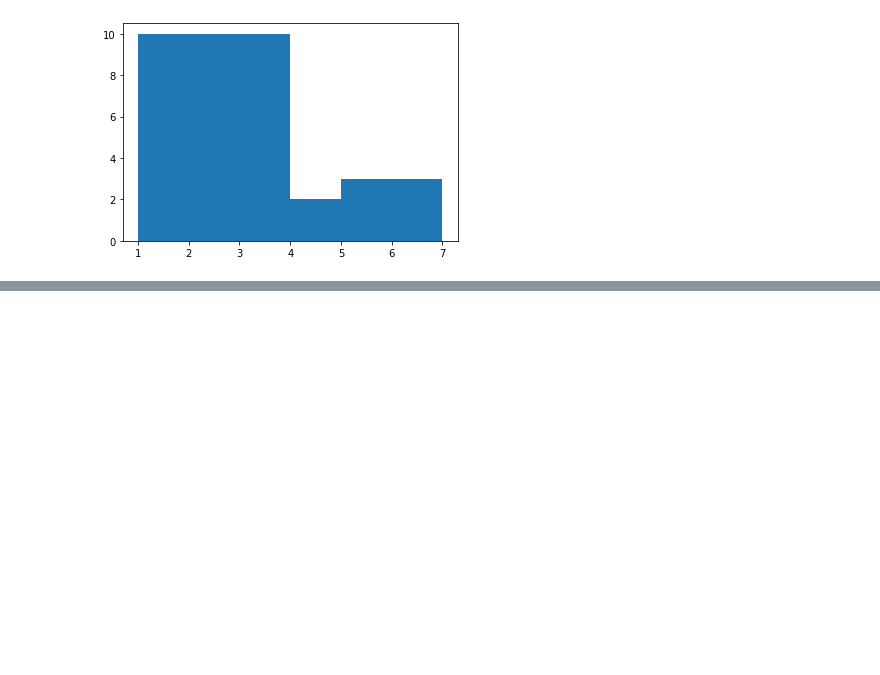
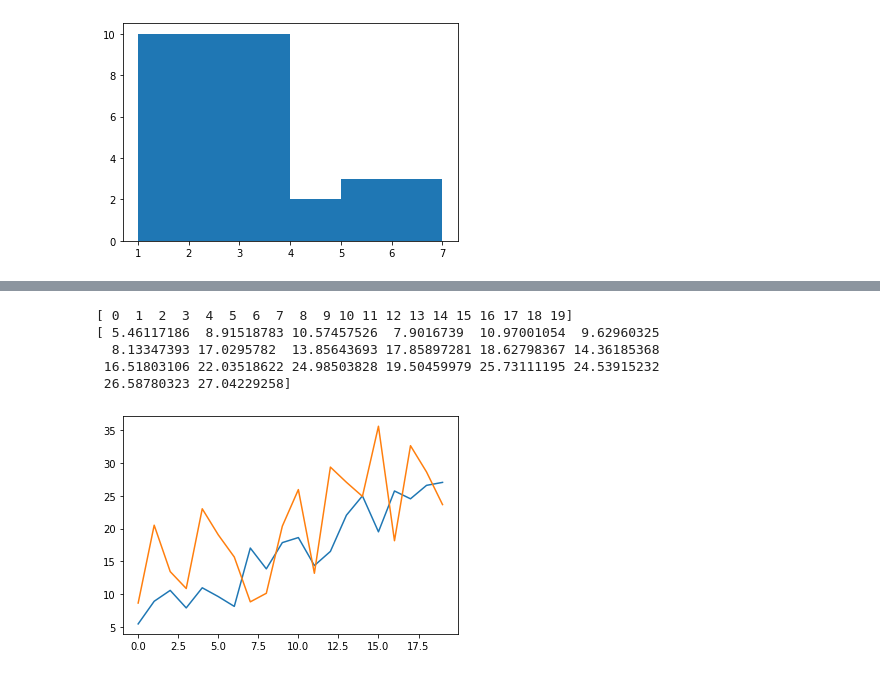
Before and after one commit to rprakashiyer/Python, a Jupyter notebook: Pandas/Pandas_Visualization.ipynb, the cells around one changed output, grey strips where cells are left out. Saved outputs shown, nothing was run; the diff lists cells and outputs as text; code cells hidden in the pictures; blank space fills up the shorter version.

```diff
--- a/Pandas/Pandas_Visualization.ipynb
+++ b/Pandas/Pandas_Visualization.ipynb
@@ -354,0 +385,16 @@ plt.show()
+# %%
+x = np.arange(0,20)
+y = np.linspace(1,20,20,dtype=np.int32)+np.random.rand(20)*10
+y2 = np.linspace(1,20,20,dtype=np.int32)+np.random.rand(20)*20
+print(x)
+print(y)
+plt.plot(x,y)
+plt.plot(x,y2)
+plt.show()
+# %% [output]
+[ 0  1  2  3  4  5  6  7  8  9 10 11 12 13 14 15 16 17 18 19]
+[ 5.46117186  8.91518783 10.57457526  7.9016739  10.97001054  9.62960325
+  8.13347393 17.0295782  13.85643693 17.85897281 18.62798367 14.36185368
+ 16.51803106 22.03518622 24.98503828 19.50459979 25.73111195 24.53915232
+ 26.58780323 27.04229258]
+[figure, added]
```
Also changed, not shown: parts of 25 cells of this notebook.
